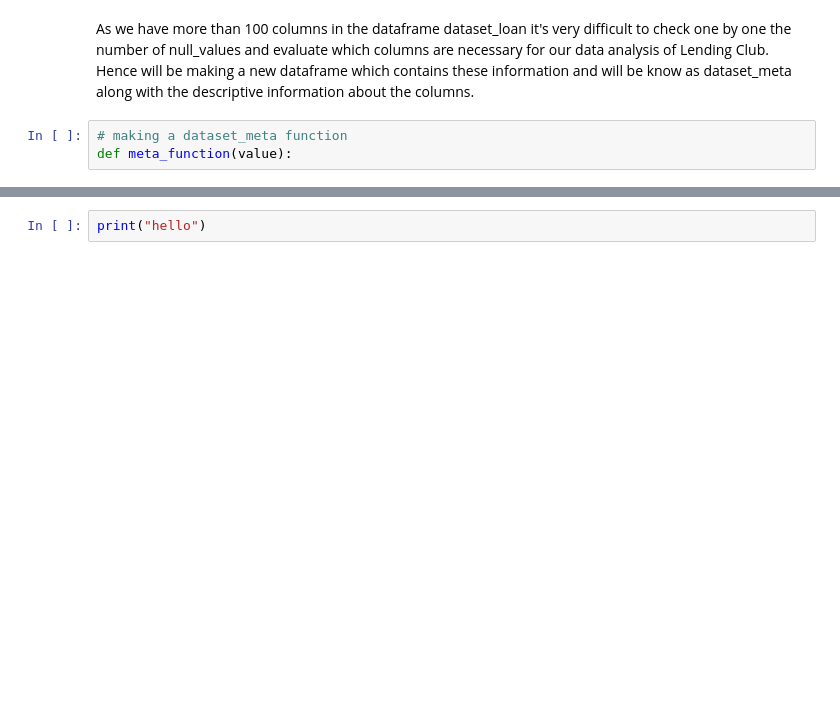
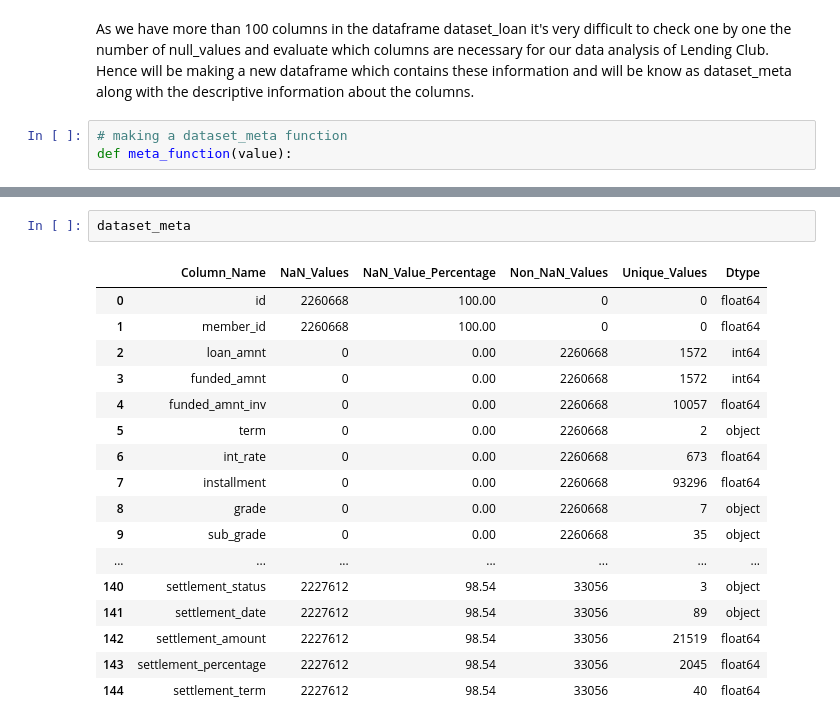
Before and after one commit to Singhal-Piyush/Lending_Club_Data_Analysis, a Jupyter notebook: Lending_Club_Data_Analytics.ipynb, the cells around one changed output, grey strips where cells are left out. Cells and saved outputs as stored; diff of their text form; blank space fills up the shorter version.

```diff
--- a/Lending_Club_Data_Analytics.ipynb
+++ b/Lending_Club_Data_Analytics.ipynb
@@ -71,2 +129,20 @@ print("%s seconds" %(time.time() - start_time))
 # %%
-print("hello")
+dataset_meta
+# %% [output]
+|  | Column_Name | NaN_Values | NaN_Value_Percentage | Non_NaN_Values | Unique_Values | Dtype |
+| 0 | id | 2260668 | 100.00 | 0 | 0 | float64 |
+| 1 | member_id | 2260668 | 100.00 | 0 | 0 | float64 |
+| 2 | loan_amnt | 0 | 0.00 | 2260668 | 1572 | int64 |
+| 3 | funded_amnt | 0 | 0.00 | 2260668 | 1572 | int64 |
+| 4 | funded_amnt_inv | 0 | 0.00 | 2260668 | 10057 | float64 |
+| 5 | term | 0 | 0.00 | 2260668 | 2 | object |
+| 6 | int_rate | 0 | 0.00 | 2260668 | 673 | float64 |
+| 7 | installment | 0 | 0.00 | 2260668 | 93296 | float64 |
+| 8 | grade | 0 | 0.00 | 2260668 | 7 | object |
+| 9 | sub_grade | 0 | 0.00 | 2260668 | 35 | object |
+| ... | ... | ... | ... | ... | ... | ... |
+| 140 | settlement_status | 2227612 | 98.54 | 33056 | 3 | object |
+| 141 | settlement_date | 2227612 | 98.54 | 33056 | 89 | object |
+| 142 | settlement_amount | 2227612 | 98.54 | 33056 | 21519 | float64 |
+| 143 | settlement_percentage | 2227612 | 98.54 | 33056 | 2045 | float64 |
+| 144 | settlement_term | 2227612 | 98.54 | 33056 | 40 | float64 |
```
Also changed, not shown: parts of 20 cells of this notebook.
